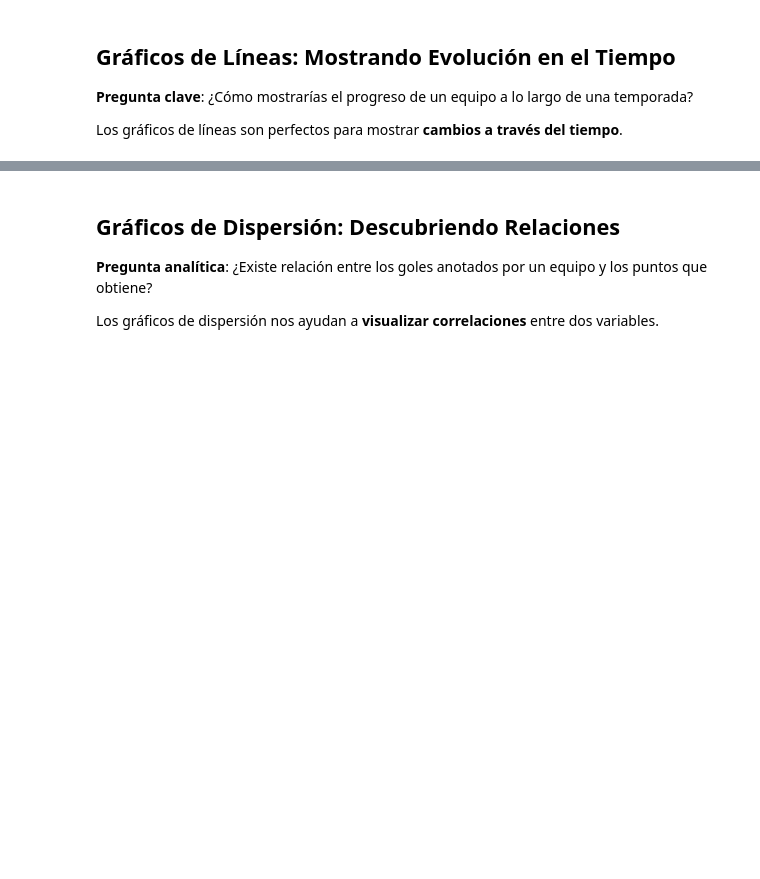
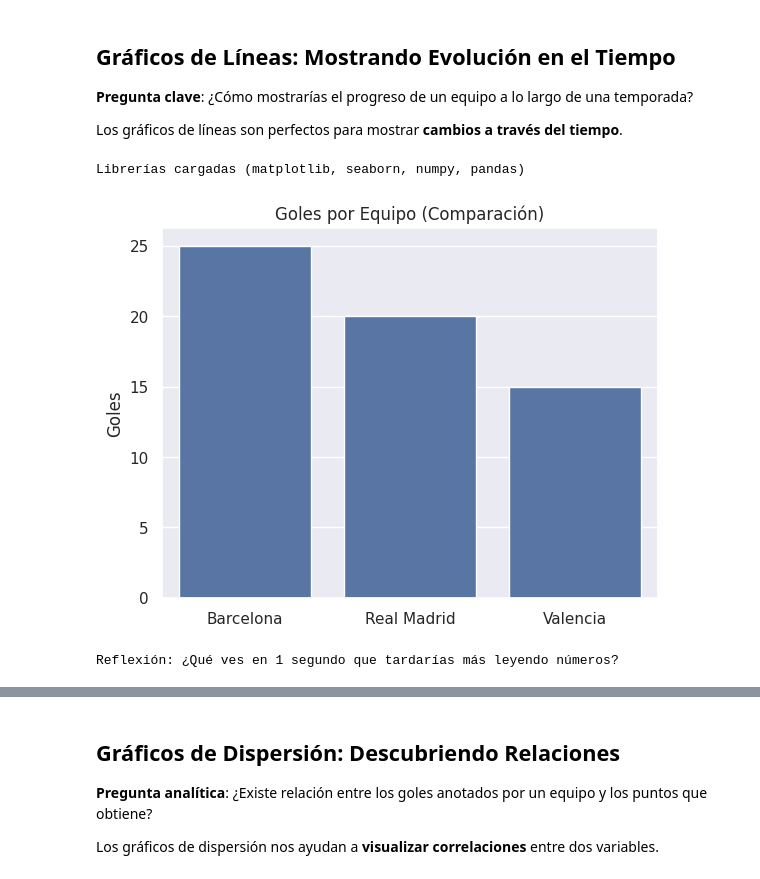
Before and after one commit to julihocc/prepatec-soccer-analytics, a Jupyter notebook: contenido/bloque-1/semana-5/visualizacion-basica.ipynb, the cells around one changed output, grey strips where cells are left out. Cells and saved outputs as stored; diff of their text form; code cells hidden in the pictures; blank space fills up the shorter version.

```diff
--- a/contenido/bloque-1/semana-5/visualizacion-basica.ipynb
+++ b/contenido/bloque-1/semana-5/visualizacion-basica.ipynb
@@ -103,6 +59,31 @@ print("¿Qué patrones puedes identificar que serían difíciles de ver en una t
 **Pregunta clave**: ¿Cómo mostrarías el progreso de un equipo a lo largo de una temporada?
 
 Los gráficos de líneas son perfectos para mostrar **cambios a través del tiempo**.
+# %%
+# Importaciones básicas para toda la semana
+import matplotlib.pyplot as plt
+import seaborn as sns
+import numpy as np
+import pandas as pd
+
+sns.set_theme()
+print("Librerías cargadas (matplotlib, seaborn, numpy, pandas)")
+# %% [output]
+Librerías cargadas (matplotlib, seaborn, numpy, pandas)
+# %%
+# BARRAS: comparación simple (Sesión 1)
+equipos_basicos = ['Barcelona', 'Real Madrid', 'Valencia']
+goles_basicos = [25, 20, 15]
+
+sns.barplot(x=equipos_basicos, y=goles_basicos)
+plt.title('Goles por Equipo (Comparación)')
+plt.ylabel('Goles')
+plt.show()
+
+print("Reflexión: ¿Qué ves en 1 segundo que tardarías más leyendo números?")
+# %% [output]
+[figure, added]
+Reflexión: ¿Qué ves en 1 segundo que tardarías más leyendo números?
 # %%
 # ===============================
 # GRÁFICO DE LÍNEAS: Evolución de Puntos
```
Also changed, not shown: parts of 26 cells of this notebook, 1 other file.
